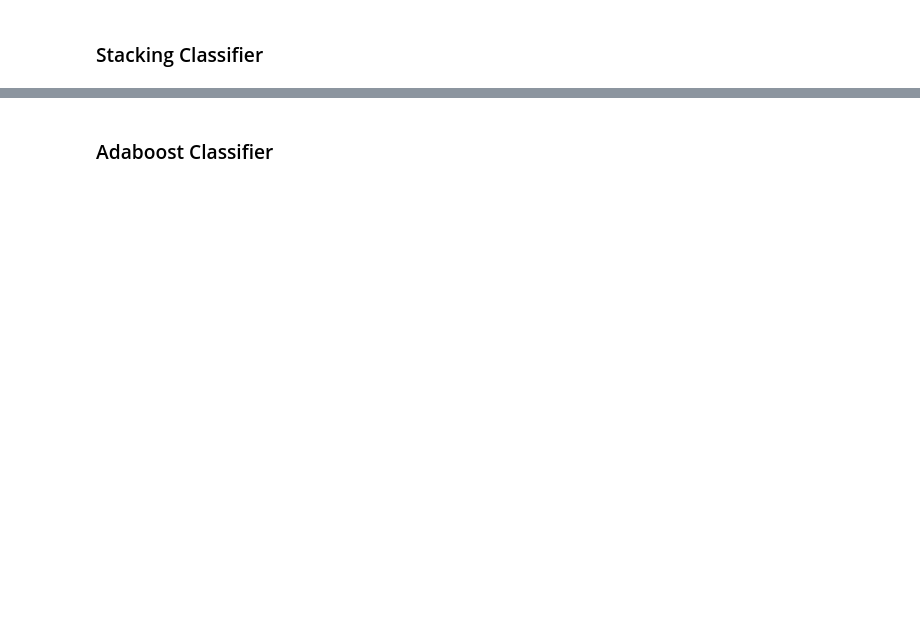
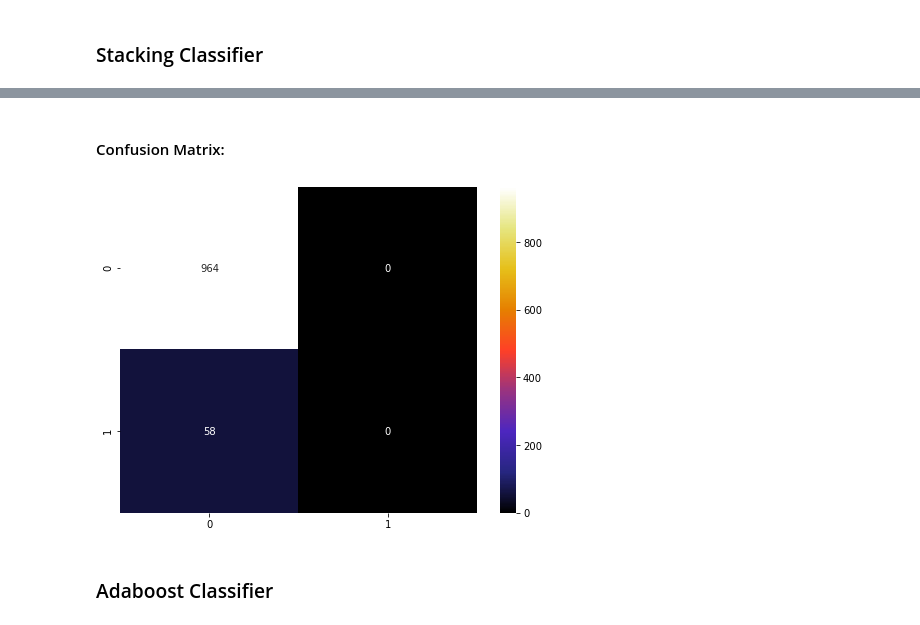
Before and after one commit to Noa-Nussbaum/Avodat-Gmar---Second-semester, a Jupyter notebook: Classification problem.ipynb, the cells around one changed output, grey strips where cells are left out. Cells and saved outputs as stored; diff of their text form; code cells hidden in the pictures; blank space fills up the shorter version.

```diff
--- a/Classification problem.ipynb
+++ b/Classification problem.ipynb
@@ -627,3 +602,12 @@ Accuracy:  0.952054794520548
+# %% [markdown]
+#### Confusion Matrix:
+# %%
+con_mat = confusion_matrix(y_test, sc_pred)
+f, ax = plt.subplots(figsize=(8, 6))
+sns.heatmap(con_mat, annot=True, cmap="CMRmap", fmt = 'g')
+plt.show()
+# %% [output]
+[figure, added]
 # %% [markdown]
 ### Adaboost Classifier
 # %%
```
Also changed, not shown: parts of 47 cells of this notebook.
